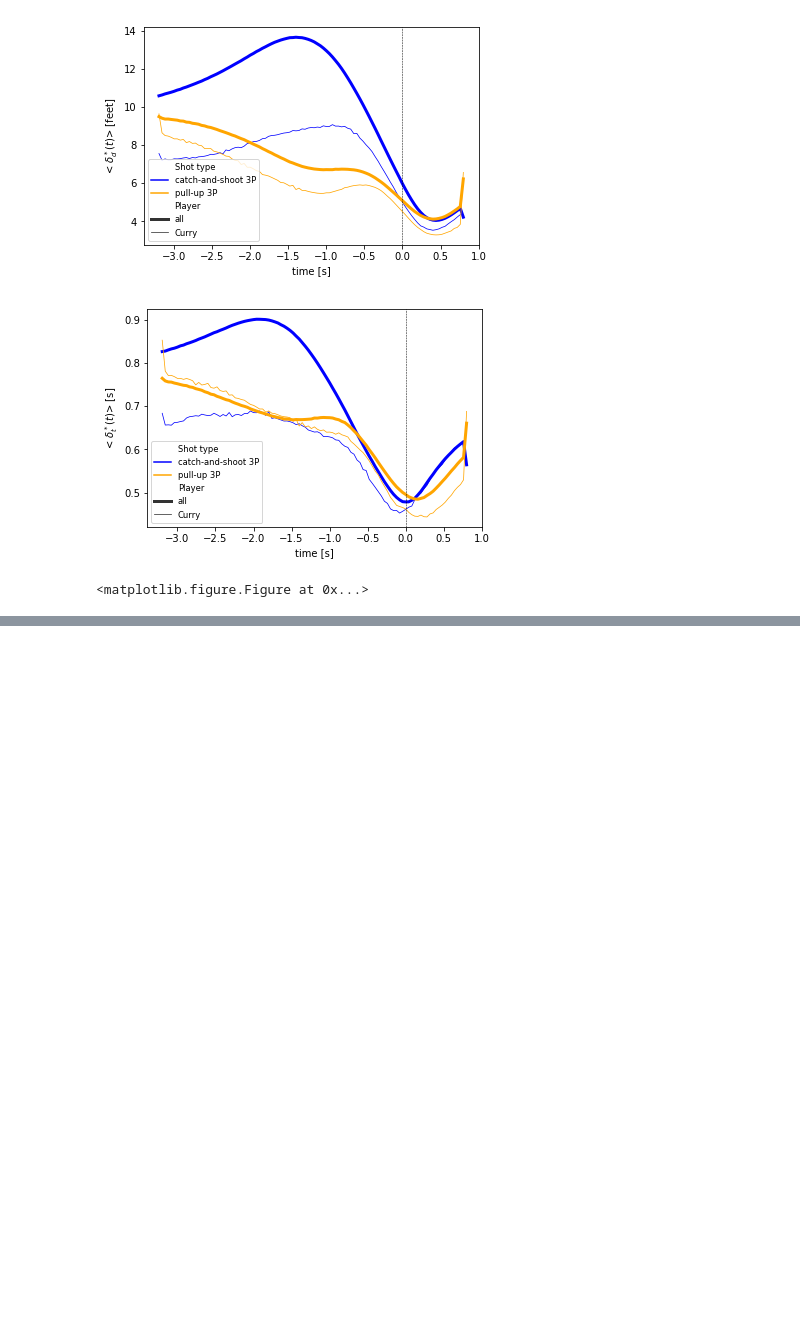
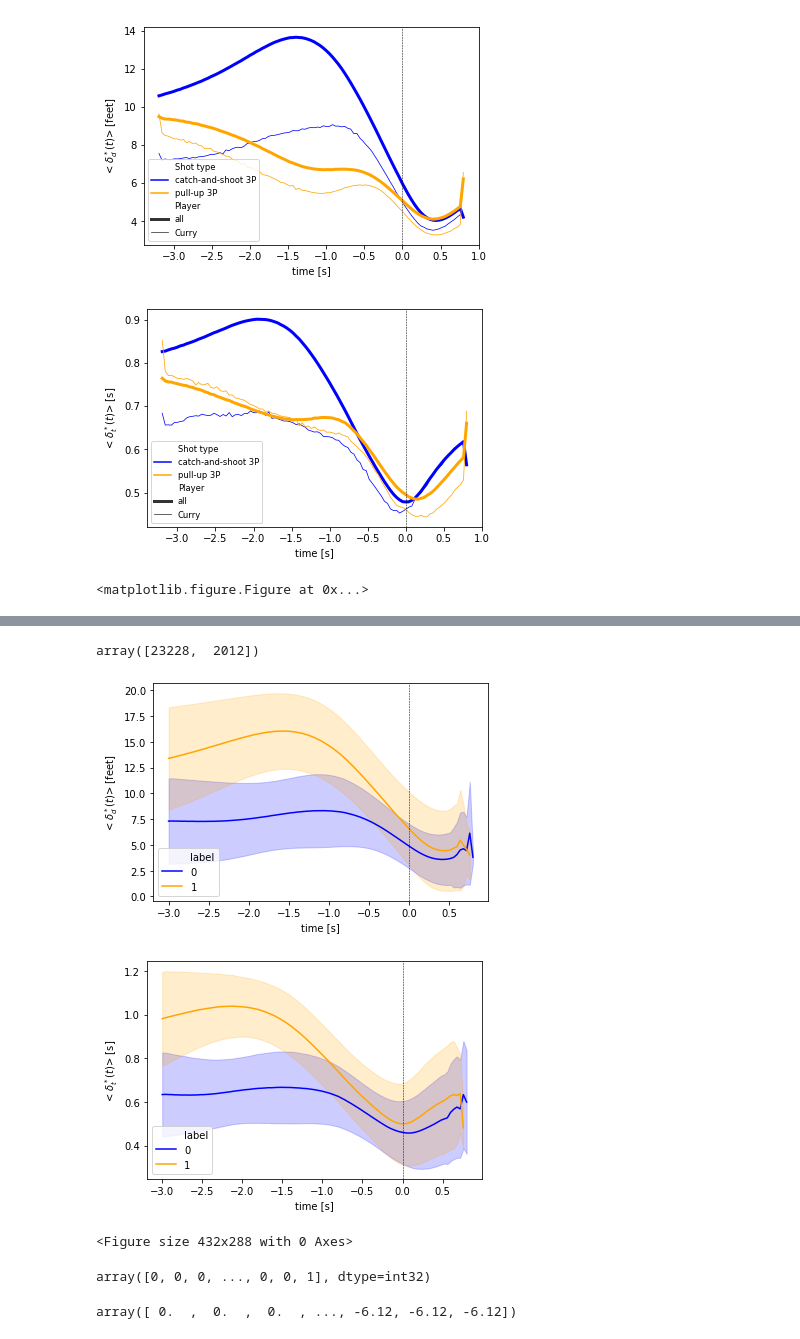
Before and after one commit to AmigoCap/MecaSportCo, a Jupyter notebook: 4_Free_space_and_3-points_efficiency.ipynb, the cells around one changed output, grey strips where cells are left out. Cells and saved outputs as stored; diff of their text form; code cells hidden in the pictures; blank space fills up the shorter version.

Commit message:
clustering of players

```diff
--- a/4_Free_space_and_3-points_efficiency.ipynb
+++ b/4_Free_space_and_3-points_efficiency.ipynb
@@ -320,0 +326,5 @@ We want to quantify the following intuition : "the more free a shooter is, the m
+# %%
+from sklearn.cluster import KMeans
+#X = np.array(D_CLOSEST_PLAYER_bis)
+kmeans = KMeans(n_clusters=2, random_state=0).fit(T_CLOSEST_PLAYER_bis)
+kmeans.labels_
@@ -320,0 +333,25 @@ We want to quantify the following intuition : "the more free a shooter is, the m
+# %%
+D_CLOSEST_PLAYER=dico['D_CLOSEST_DEF']
+T_CLOSEST_PLAYER=dico['T_CLOSEST_DEF']
+TIME_TO_SHOOT=dico['TIME_TO_SHOOT']
+TIME=dico['TIME_ABSCISSE']
+# %%
+D_CLOSEST_PLAYER_bis=[]
+T_CLOSEST_PLAYER_bis=[]
+TIME_bis=[]
+TIME_TO_SHOOT_bis=[]
+for k in range(len(D_CLOSEST_PLAYER)):
+        unique,count=np.unique(np.array(TIME[k][1]).round(2), return_counts=True)
+        if list(count)==[1]*len(count): # we don't take shots where values of time are repeated, because in the data, sometimes the values of time doesn't change so stay on the same second but we count the evolution on this second
+            if TIME[k][1][0]<-3 and TIME[k][1][-1]>0.5 and len(D_CLOSEST_PLAYER[k][1])>88:
+                i=0
+                j=-1
+                while TIME[k][1][i]<-3 and (len(D_CLOSEST_PLAYER[k][1])+j-i)>87:
+                    i+=1
+                while (len(D_CLOSEST_PLAYER[k][1])+j-i)>87:
+                    j-=1
+                if len(D_CLOSEST_PLAYER[k][1][i:j+1])==88:
+                    D_CLOSEST_PLAYER_bis=D_CLOSEST_PLAYER_bis+[D_CLOSEST_PLAYER[k][1][i:j+1]]
+                    T_CLOSEST_PLAYER_bis.append(T_CLOSEST_PLAYER[k][1][i:j+1])
+                    TIME_bis.append(TIME[k][1][i:j+1])
+                    TIME_TO_SHOOT_bis.append([TIME_TO_SHOOT[k][1]]*88)
@@ -320,0 +390,29 @@ We want to quantify the following intuition : "the more free a shooter is, the m
+# %%
+count
+# %% [output]
+array([23228,  2012])
+# %%
+TIME_bis=np.concatenate(np.array(TIME_bis))
+D_CLOSEST_PLAYER_bis=np.concatenate(np.array(D_CLOSEST_PLAYER_bis))
+T_CLOSEST_PLAYER_bis=np.concatenate(np.array(T_CLOSEST_PLAYER_bis))
+TIME_TO_SHOOT_bis=np.concatenate(np.array(TIME_TO_SHOOT_bis))
+label=kmeans.labels_
+label=np.concatenate(np.array([88*[lab] for lab in label]))
+
+### put the data into a dataframe ###
+df=pd.DataFrame({'D':D_CLOSEST_PLAYER_bis,'T':T_CLOSEST_PLAYER_bis,'Time':TIME_bis,'Time_to_shoot':TIME_TO_SHOOT_bis,'label':label})
+df['Time']=df.apply(aggregating_04,axis=1)
+averaged_evolution(df,palette=['blue','orange'],hue='label',sd='sd')
+# %% [output]
+[figure, added]
+[figure, added]
+<Figure size 432x288 with 0 Axes>
+# %%
+kmeans2 = KMeans(n_clusters=2, random_state=0).fit(TIME_TO_SHOOT_bis)
+kmeans2.labels_
+# %% [output]
+array([0, 0, 0, ..., 0, 0, 1], dtype=int32)
+# %%
+TIME_TO_SHOOT_bis
+# %% [output]
+array([ 0.  ,  0.  ,  0.  , ..., -6.12, -6.12, -6.12])
```
Also changed, not shown: parts of 32 cells of this notebook, 8 other files.
